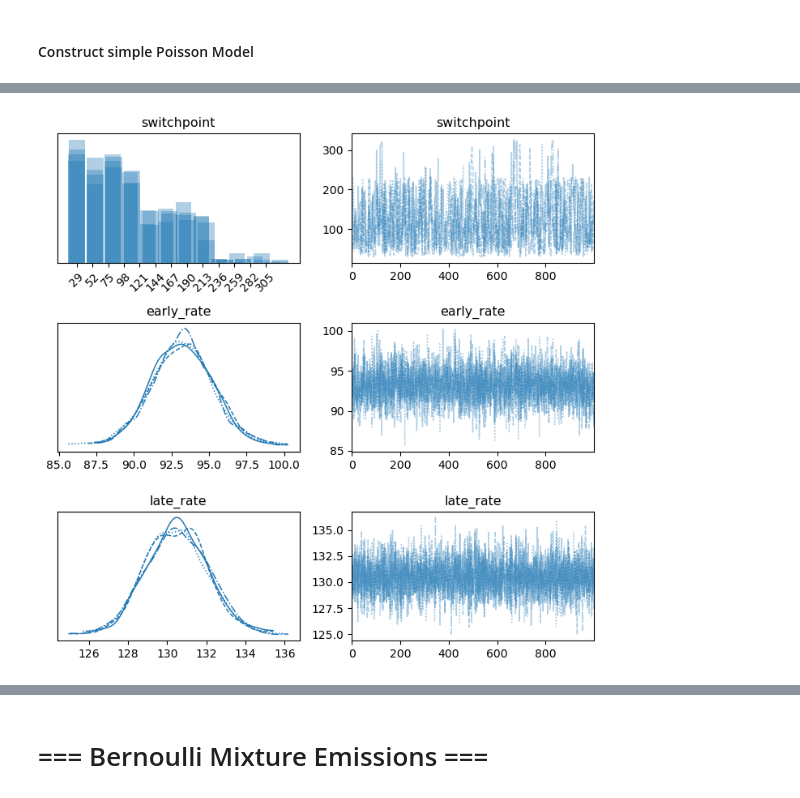
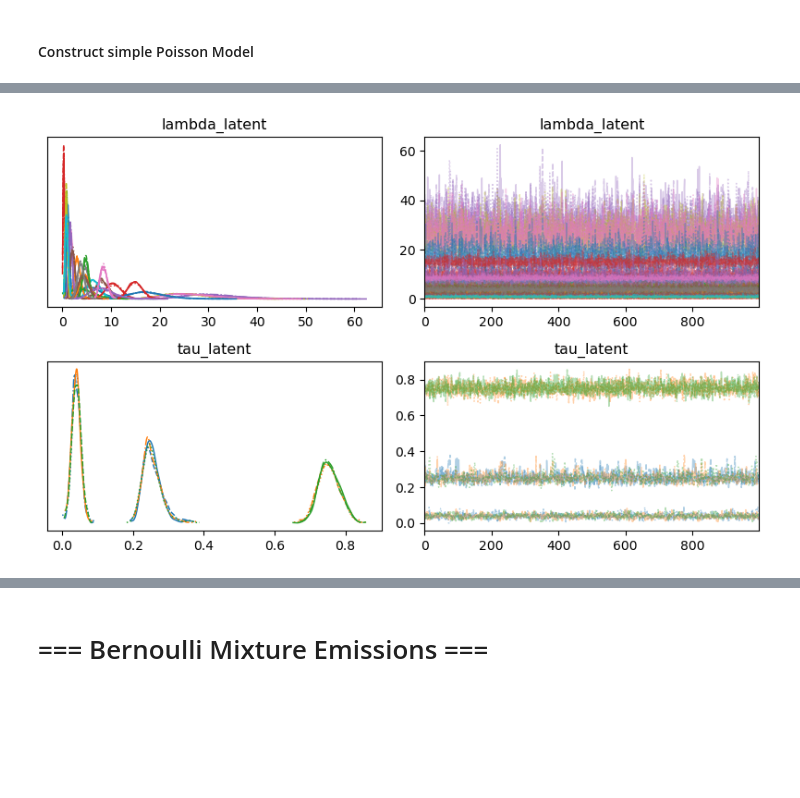
Before and after one commit to abuzarmahmood/pymcon_bayesian_changepoint, a Jupyter notebook: Bayesian_Changepoint_Zoo_neural_data.ipynb, the cells around one changed output, grey strips where cells are left out. Cells and saved outputs as stored; diff of their text form; code cells hidden in the pictures; blank space fills up the shorter version.

```diff
--- a/Bayesian_Changepoint_Zoo_neural_data.ipynb
+++ b/Bayesian_Changepoint_Zoo_neural_data.ipynb
@@ -161,0 +128,42 @@ with pm.Model() as simple_model:
+# %%
+n_nrn, n_time_bins = sum_spikes.shape
+n_states = 4
+idx = np.arange(n_time_bins)
+
+with pm.Model() as simple_model:
+
+    # Emission rates
+    lambda_latent = pm.Exponential('lambda_latent',
+                                   0.1,
+                                   shape = (n_nrn, n_states))
+
+    # Changepoint position
+    tau_latent = pm.Beta(
+        'tau_latent', 1, 1,
+        shape = (n_states-1),
+    ).sort(axis=-1)
+
+    tau = pm.Deterministic('tau',
+            idx.min() + (idx.max() - idx.min()) * tau_latent,
+            )
+
+    # Generate weight stack
+    forward_stack = tt.math.sigmoid(
+        idx[np.newaxis, :]-tau[:, np.newaxis])
+    forward_stack = tt.concatenate(
+        [np.ones((1, n_time_bins)), forward_stack], axis=0)
+
+    inverse_stack = 1 - forward_stack[1:]
+    inverse_stack = tt.concatenate(
+        [inverse_stack, np.ones((1, n_time_bins))], axis=0)
+
+    weight_stack = np.multiply(forward_stack, inverse_stack)
+
+    # Neurons x Time
+    lambda_ = tt.tensordot(
+        lambda_latent,  # neurons x states
+        weight_stack, # states x time
+        axes = (1,0)
+    )
+
+    observation = pm.Poisson("obs", lambda_, observed=sum_spikes)
@@ -179,7 +237,6 @@ The rhat statistic is larger than 1.01 for some parameters. This indicates probl
 # %%
 # Plot inferred distributions
-ax = pm.plot_trace(trace, figsize = (7,7));
-plt.setp(ax[0,0].xaxis.get_majorticklabels(), rotation=45);
+ax = pm.plot_trace(trace, figsize = (8,5), var_names = ['lambda_latent','tau_latent']);
 plt.tight_layout()
 # %% [output]
-[figure, old version]
+[figure, new version]
```
Also changed, not shown: parts of 53 cells of this notebook.
